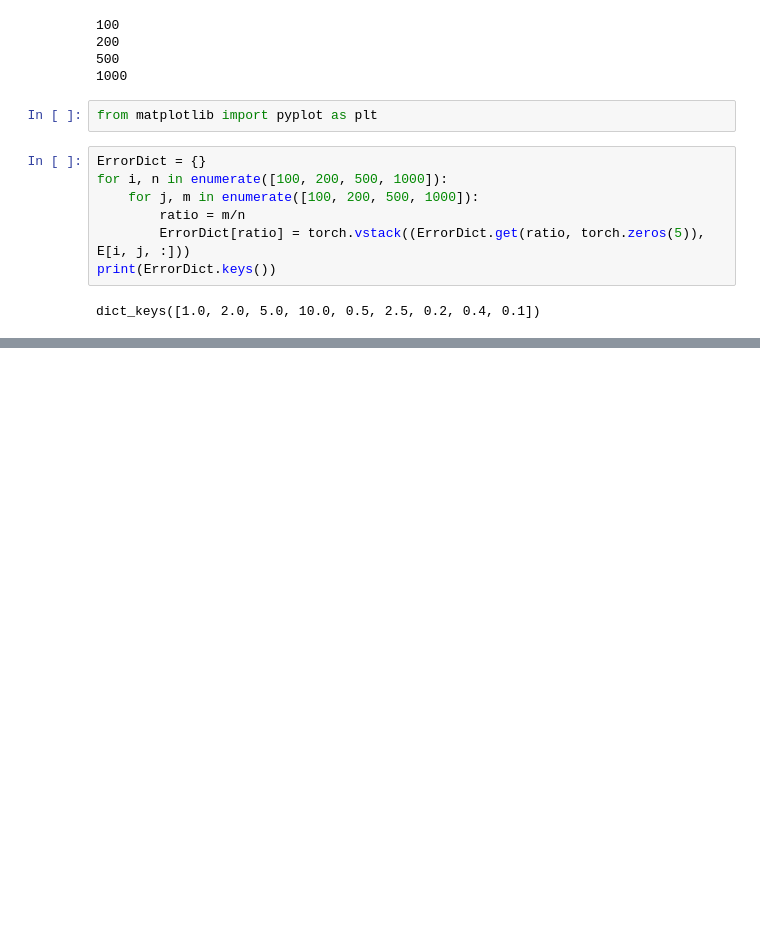
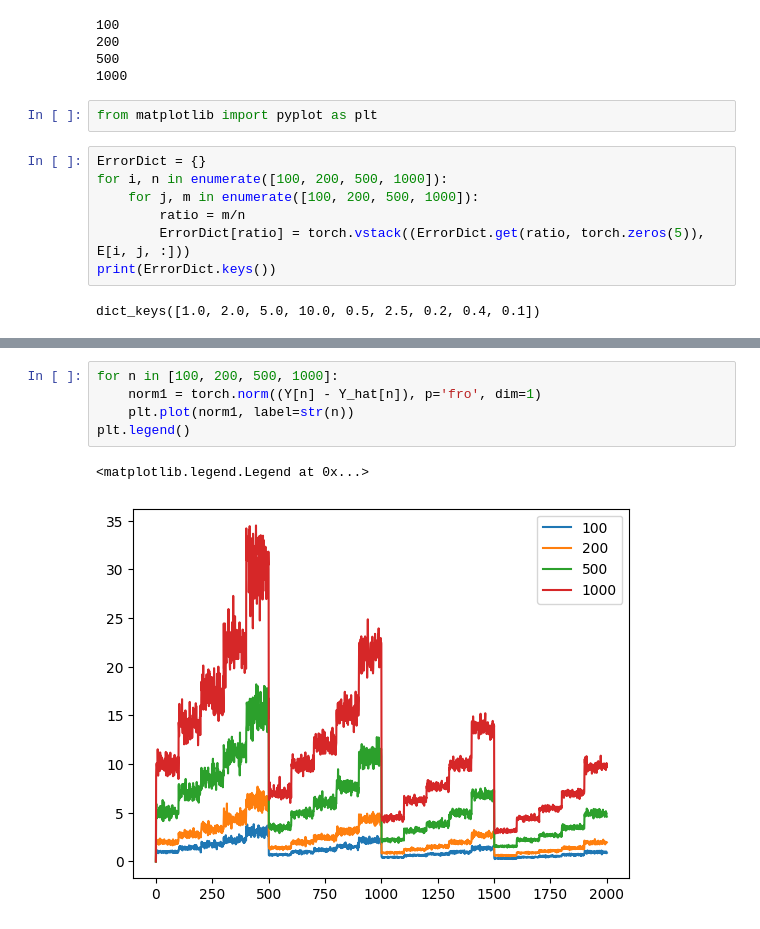
Before and after one commit to wormLove/DCNet, a Jupyter notebook: DCNet_Pytorch.ipynb, the cells around one changed output, grey strips where cells are left out. Drawn from its saved outputs; the diff is of its cells as text; blank space fills up the shorter version.

```diff
--- a/DCNet_Pytorch.ipynb
+++ b/DCNet_Pytorch.ipynb
@@ -549,0 +570,8 @@ plt.legend()
+# %%
+for n in [100, 200, 500, 1000]:
+    norm1 = torch.norm((Y[n] - Y_hat[n]), p='fro', dim=1)
+    plt.plot(norm1, label=str(n))
+plt.legend()
+# %% [output]
+<matplotlib.legend.Legend at 0x...>
+[figure, added]
```
Also changed, not shown: parts of 5 cells of this notebook.
